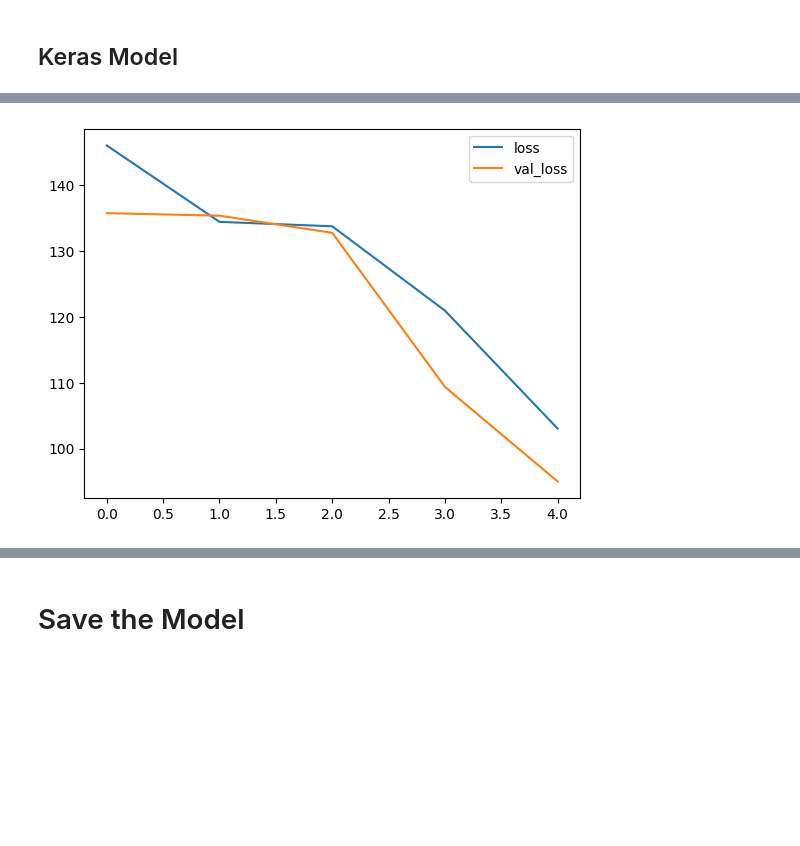
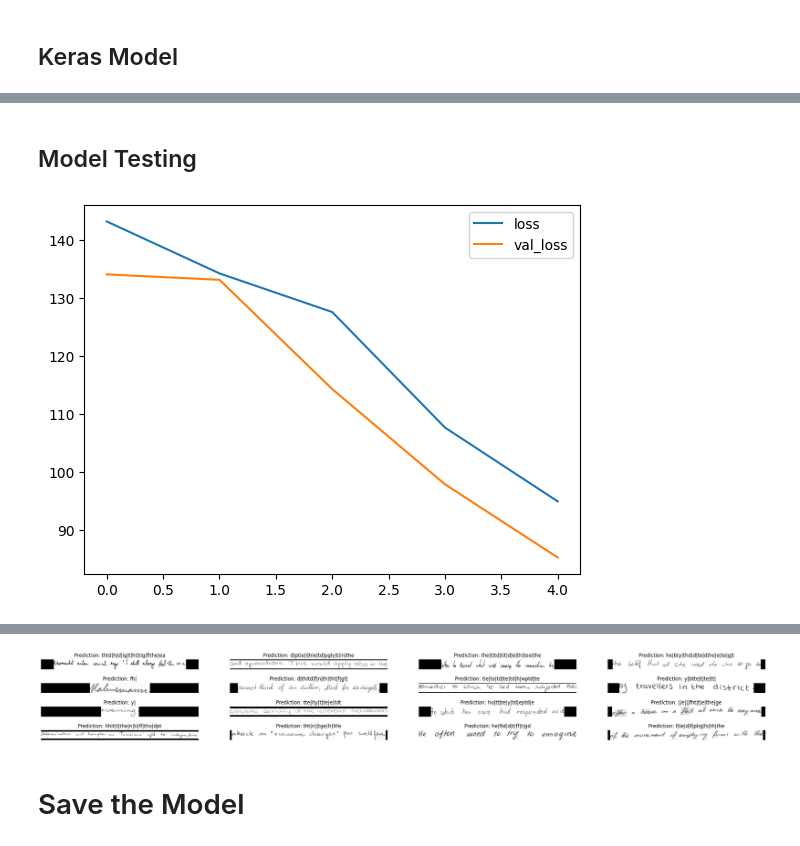
Before and after one commit to DevTimBo/SmartApp-Project, a Jupyter notebook: main.ipynb, the cells around one changed output, grey strips where cells are left out. Drawn from its saved outputs; the diff is of its cells as text; code cells hidden in the pictures; blank space fills up the shorter version.

```diff
--- a/main.ipynb
+++ b/main.ipynb
@@ -169,5 +176,5 @@ def build_model():
 # %%
 # Get the model.
-model = build_model()
+model = build_model_default()
 model.summary()
 # %% [output]
@@ -188,15 +195,3 @@ Total params: 424,210
 Trainable params: 424,210
 Non-trainable params: 0
 __________________________________________________________________________________________________
-# %%
-model = build_model()
-prediction_model = keras.models.Model(
-    model.get_layer(name="image").input, model.get_layer(name="dense2").output
-)
-
-# Train the model.
-history = model.fit(
-    train_ds,
-    validation_data=test_ds,
-    epochs=EPOCHS,
-)
@@ -215,0 +198,2 @@ Epoch 5/5
+# %%
+prediction_model, history = train_model(model)
@@ -261,9 +258,12 @@ def decode_batch_predictions(pred):
         output_text.append(res)
     return output_text
 # %%
-def plot_evaluation(name, dir_path):
-        # Let's check results on some test samples.
-    for batch in test_ds.take(1):
+def plot_evaluation(name, dir_path, save):
+    if save:
+        path = os.path.join(dir_path, name + '_result.png')
+        plt.savefig(path)
+
+    for batch in val_ds.take(1):
         batch_images = batch["image"]
         _, ax = plt.subplots(4, 4, figsize=(32, 4))
 
@@ -282,5 +282,5 @@ def plot_evaluation(name, dir_path):
             ax[i // 4, i % 4].set_title(title)
             ax[i // 4, i % 4].axis("off")
 
-    path = os.path.join(dir_path, name + '_result.png')
-    plt.savefig(path)
+
+    plt.show()
@@ -287,18 +289,21 @@ def plot_evaluation(name, dir_path):
+# %% [markdown]
+## Model Testing
 # %%
 files_with_model_name = [file for file in os.listdir(TEST_RESULT_DIR_NAME) if MODEL_NAME in file]
 metrics = history.history
 
+NAME = "{name}_{epoch}E_{height}H_{width}W_{loss}L_{val_loss}VL".format(
+    name=MODEL_NAME, epoch=EPOCHS, height=IMAGE_HEIGHT, width=IMAGE_WIDTH,
+    loss=round(metrics['loss'][-1]), val_loss=round(metrics['val_loss'][-1]))
+
 if not files_with_model_name:
-    NAME = "{name}_{epoch}E_{height}H_{width}W_{loss}L_{val_loss}VL".format(
-        name=MODEL_NAME, epoch=EPOCHS, height=IMAGE_HEIGHT, width=IMAGE_WIDTH,
-        loss=round(metrics['loss'][-1]), val_loss=round(metrics['val_loss'][-1]))
-
     if SAVE_HISTORY:
         if not os.path.exists(TEST_RESULT_DIR_NAME):
             create_dir(TEST_RESULT_DIR_NAME)
         plot_history(history, NAME, TEST_RESULT_DIR_NAME)
-        plot_evaluation(NAME, TEST_RESULT_DIR_NAME)
+        plot_evaluation(NAME, TEST_RESULT_DIR_NAME, True)
 else:
     plot_history_simple(history)
+    plot_evaluation(NAME, TEST_RESULT_DIR_NAME, False)
 # %% [output]
-[figure, old version]
+[figure, new version]
@@ -305,3 +311,4 @@ else:
+[figure, added]
 # %% [markdown]
 # Save the Model
 # %%
```
Also changed, not shown: parts of 17 cells of this notebook, 2 other files.
